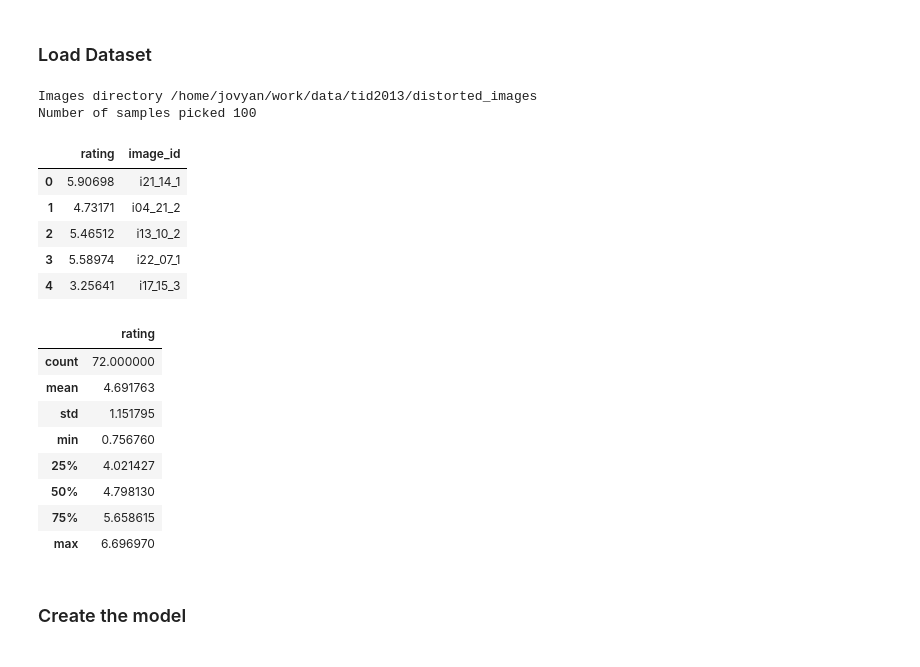
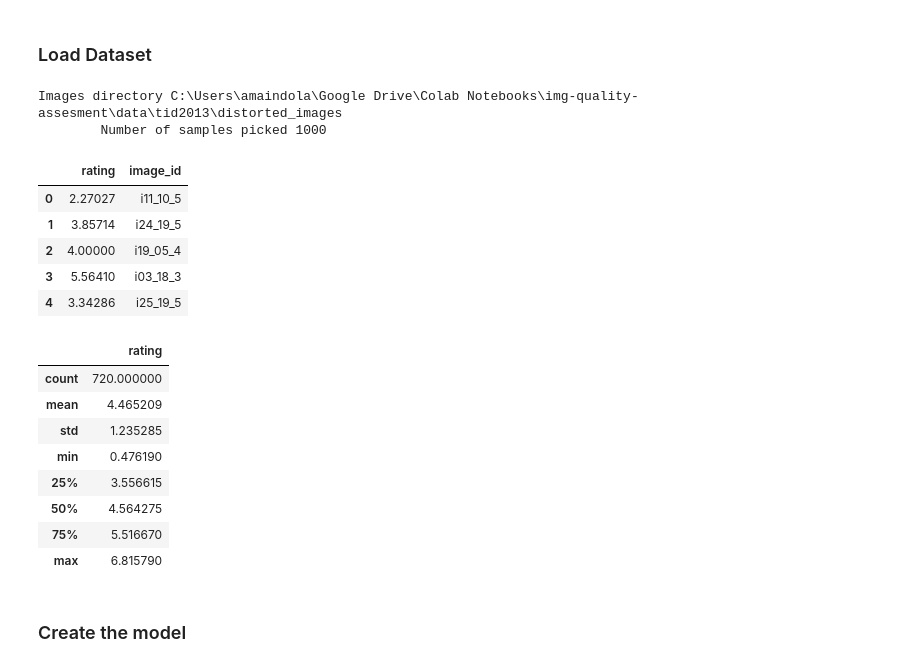
Before and after one commit to maindolaamit/nima, a Jupyter notebook: notebooks/tid_train_model.ipynb, the cells around one changed output. Cells and saved outputs as stored; diff of their text form; code cells hidden in the pictures.

```diff
--- a/notebooks/tid_train_model.ipynb
+++ b/notebooks/tid_train_model.ipynb
@@ -56,51 +57,51 @@ import nima as nima
 # %%
 from nima.utils.tid_dataset_utils import load_tid_data
 from nima.config import DATASET_DIR
 from nima.utils.ava_downloader import print_msg
 
 p_dataset_dir = DATASET_DIR
 p_model_name = 'vgg'
 p_batch_size = 64
-p_epochs = 10
-p_sample_size=100
+p_epochs = 1
+p_sample_size=1000
 p_metrics = ['accuracy']
 p_verbose = 1
 p_freeze_base = True
 
 tid_dataset_dir = os.path.join(p_dataset_dir, 'tid2013')
 tid_images_dir = os.path.join(tid_dataset_dir, 'distorted_images')
 img_format = 'bmp'
 print_msg(f'Images directory {tid_images_dir}')
 
 # Load the dataset
 x_col, y_cols = 'image_id', 'rating'
 df_train, df_valid, df_test = load_tid_data(tid_dataset_dir, p_sample_size)
 assert len(df_train) > 0 and len(df_valid) > 0 and len(df_test) > 0, 'Empty dataframe'
 train_batch_size = valid_batch_size = p_batch_size
 test_batch_size = min(p_batch_size, 32, len(df_test))
 
 df_train.head()
 # %% [output]
-Images directory /home/jovyan/work/data/tid2013/distorted_images
-Number of samples picked 100
+Images directory C:\Users\amaindola\Google Drive\Colab Notebooks\img-quality-assesment\data\tid2013\distorted_images
+        Number of samples picked 1000
 |  | rating | image_id |
-| 0 | 5.90698 | i21_14_1 |
-| 1 | 4.73171 | i04_21_2 |
-| 2 | 5.46512 | i13_10_2 |
-| 3 | 5.58974 | i22_07_1 |
-| 4 | 3.25641 | i17_15_3 |
+| 0 | 2.27027 | i11_10_5 |
+| 1 | 3.85714 | i24_19_5 |
+| 2 | 4.00000 | i19_05_4 |
+| 3 | 5.56410 | i03_18_3 |
+| 4 | 3.34286 | i25_19_5 |
 # %%
 df_train.describe()
 # %% [output]
 |  | rating |
-| count | 72.000000 |
-| mean | 4.691763 |
-| std | 1.151795 |
-| min | 0.756760 |
-| 25% | 4.021427 |
-| 50% | 4.798130 |
-| 75% | 5.658615 |
-| max | 6.696970 |
+| count | 720.000000 |
+| mean | 4.465209 |
+| std | 1.235285 |
+| min | 0.476190 |
+| 25% | 3.556615 |
+| 50% | 4.564275 |
+| 75% | 5.516670 |
+| max | 6.815790 |
 # %% [markdown]
 ### Create the model
 # %%
```
Also changed, not shown: parts of 9 cells of this notebook, 17 other files.
